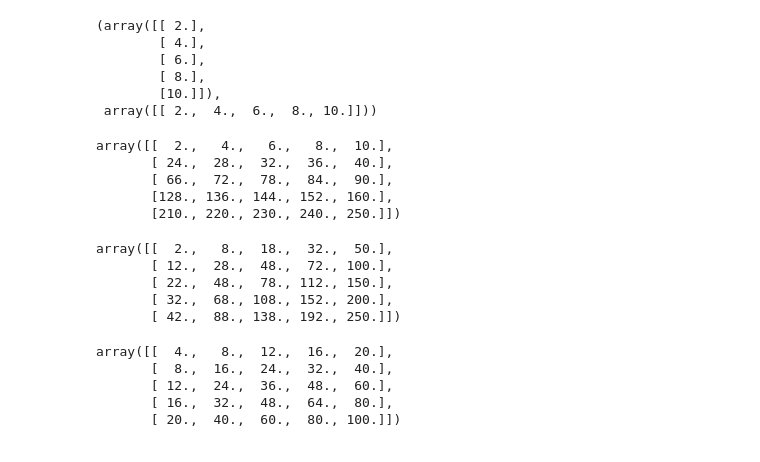
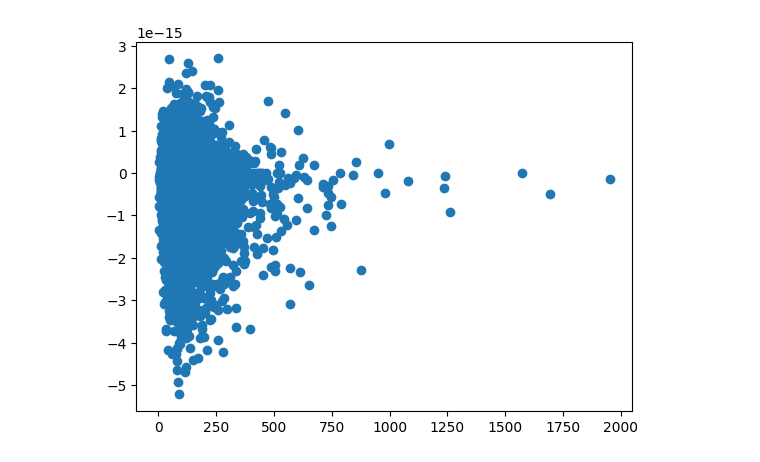
Before and after one commit to moej56153/Master_Thesis, a Jupyter notebook: integral_data_analysis/random_code.ipynb, the cells around one changed output. Saved outputs shown, nothing was run; the diff lists cells and outputs as text; code cells hidden in the pictures.

```diff
--- a/integral_data_analysis/random_code.ipynb
+++ b/integral_data_analysis/random_code.ipynb
@@ -70,2 +4,0 @@ a = np.zeros(2, np.int8)
-# %%
-a[1] = 1
@@ -90,35 +5,41 @@ array([ 2.,  4.,  6.,  8., 10.])
-# %%
-c = b[:,np.newaxis]
-d = b[np.newaxis, :]
-c, d
-# %% [output]
-(array([[ 2.],
-        [ 4.],
-        [ 6.],
-        [ 8.],
-        [10.]]),
- array([[ 2.,  4.,  6.,  8., 10.]]))
-# %%
-a * c
-# %% [output]
-array([[  2.,   4.,   6.,   8.,  10.],
-       [ 24.,  28.,  32.,  36.,  40.],
-       [ 66.,  72.,  78.,  84.,  90.],
-       [128., 136., 144., 152., 160.],
-       [210., 220., 230., 240., 250.]])
-# %%
-a * d
-# %% [output]
-array([[  2.,   8.,  18.,  32.,  50.],
-       [ 12.,  28.,  48.,  72., 100.],
-       [ 22.,  48.,  78., 112., 150.],
-       [ 32.,  68., 108., 152., 200.],
-       [ 42.,  88., 138., 192., 250.]])
-# %%
-c * d
-# %% [output]
-array([[  4.,   8.,  12.,  16.,  20.],
-       [  8.,  16.,  24.,  32.,  40.],
-       [ 12.,  24.,  36.,  48.,  60.],
-       [ 16.,  32.,  48.,  64.,  80.],
-       [ 20.,  40.,  60.,  80., 100.]])
+# %%
+# @njit #################### needs more testing, can do without error?
+def b_maxL_3(m, t, C):
+    mt = m[0] + m[1] + m[2]
+    tt = t[0] + t[1] + t[2]
+    Ct = C[0] + C[1] + C[2]
+    a = -tt
+    b = -tt*mt + Ct
+    c = Ct*mt - C[0]*m[0] - C[1]*m[1] - C[2]*m[2] -tt*(m[0]*m[1] + m[1]*m[2] + m[2]*m[0])
+    d = C[0]*m[1]*m[2] + C[1]*m[2]*m[0] + C[2]*m[0]*m[1] - tt*m[0]*m[1]*m[2]
+    D0 = b**2 - 3*a*c
+    D1 = 2*b**3 - 9*a*b*c + 27*(a**2)*d
+
+    if D0 == 0. and D1 == 0.:
+        return -b/(3*a)
+
+    C0 = ((D1 + np.sqrt(D1**2 - 4*D0**3 + 0j)) / 2)**(1/3)
+
+    if C0 == 0:
+        C0 = ((D1 - np.sqrt(D1**2 - 4*D0**3 + 0j)) / 2)**(1/3)
+
+    x0 = -1/(3*a) * (b + C0 + D0/C0)
+
+    # if x0.real < 0:
+    #     return 0.
+
+    return x0
+# %%
+res = []
+for i in range(10000):
+    m = np.random.rand(3)*10
+    t = np.random.rand(3)*1
+    C = np.random.randint(0,100,3)
+    res.append(b_maxL_3(m, t, C))
+# %%
+fig = plt.scatter(
+    [i.real for i in res],
+    [i.imag for i in res]
+)
+# %% [output]
+[figure, added]
```
Also changed, not shown: parts of 18 cells of this notebook.
